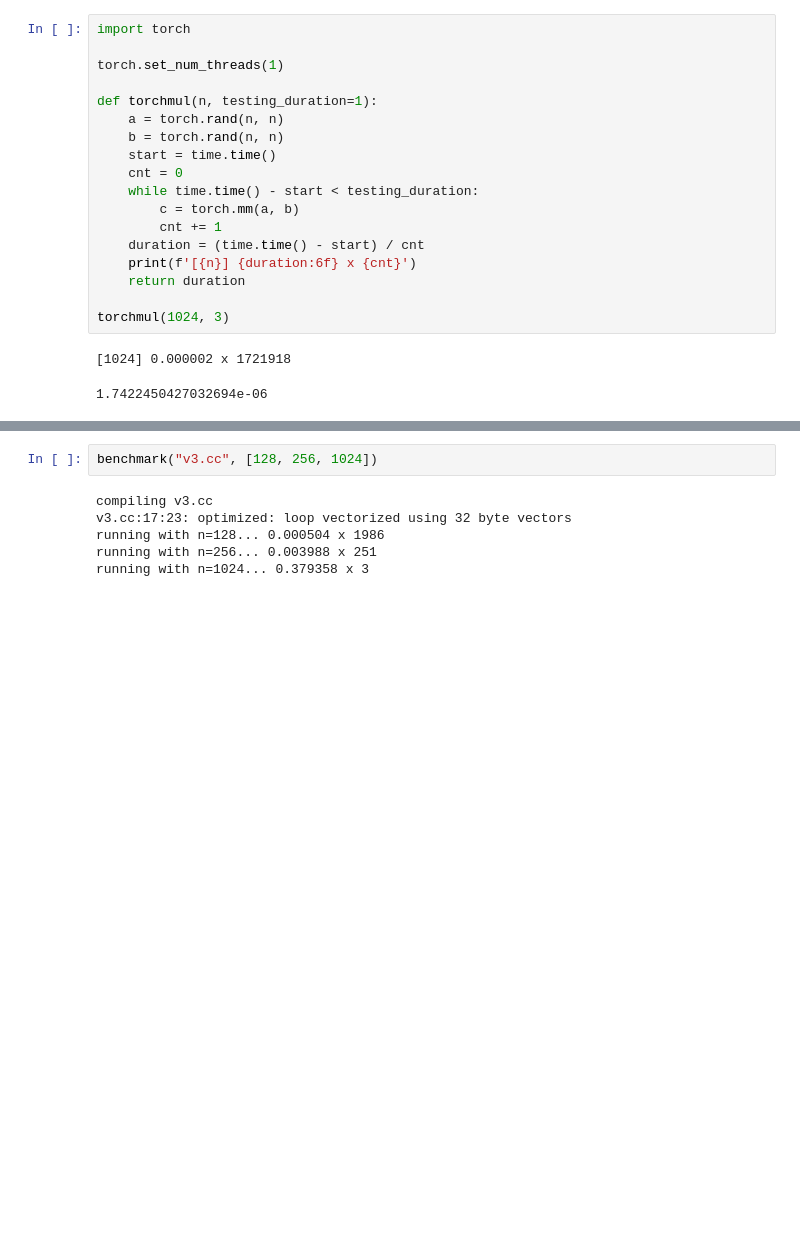
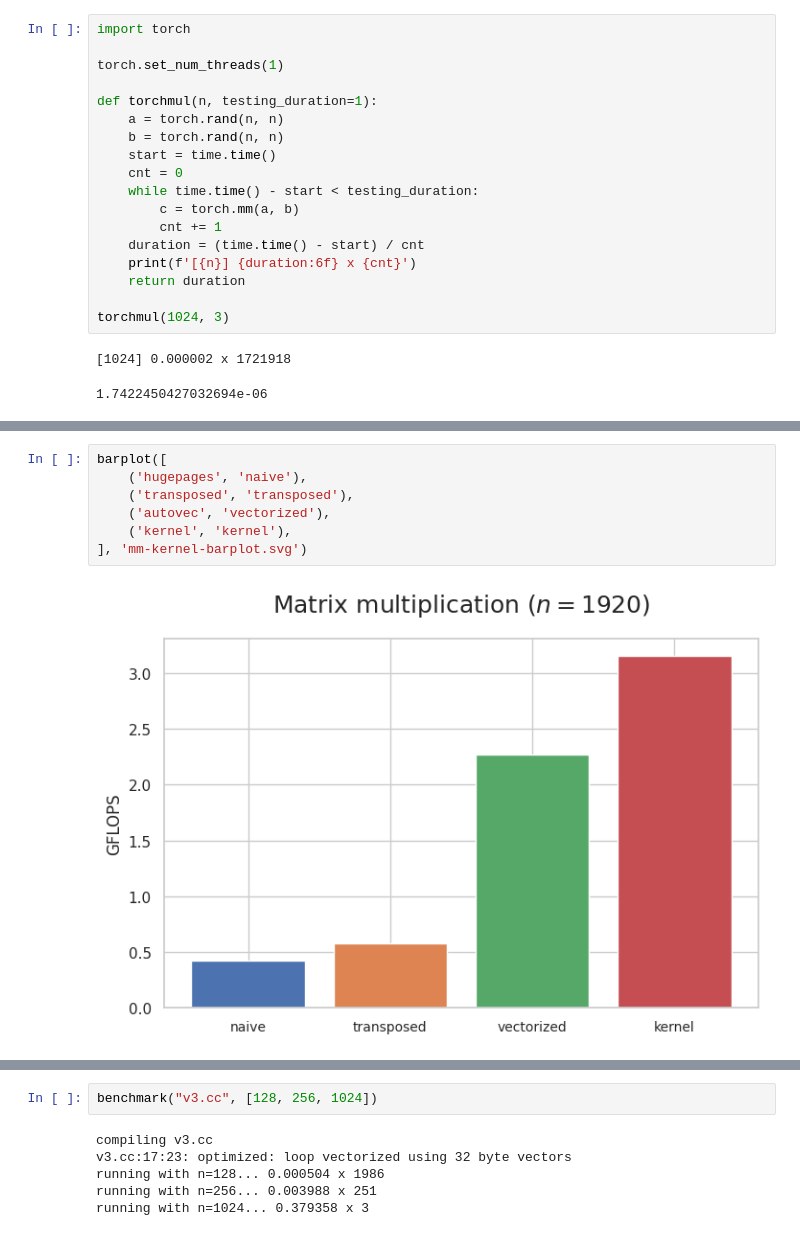
Before and after one commit to sslotin/amh-code, a Jupyter notebook: matmul/plot.ipynb, the cells around one changed output, grey strips where cells are left out. Drawn from its saved outputs; the diff is of its cells as text; blank space fills up the shorter version.

```diff
--- a/matmul/plot.ipynb
+++ b/matmul/plot.ipynb
@@ -99,0 +212,9 @@ def benchmark(source, ns, duration=1):
+# %%
+barplot([
+    ('hugepages', 'naive'),
+    ('transposed', 'transposed'),
+    ('autovec', 'vectorized'),
+    ('kernel', 'kernel'),
+], 'mm-kernel-barplot.svg')
+# %% [output]
+[figure, added]
```
Also changed, not shown: parts of 56 cells of this notebook, 3 other files.
